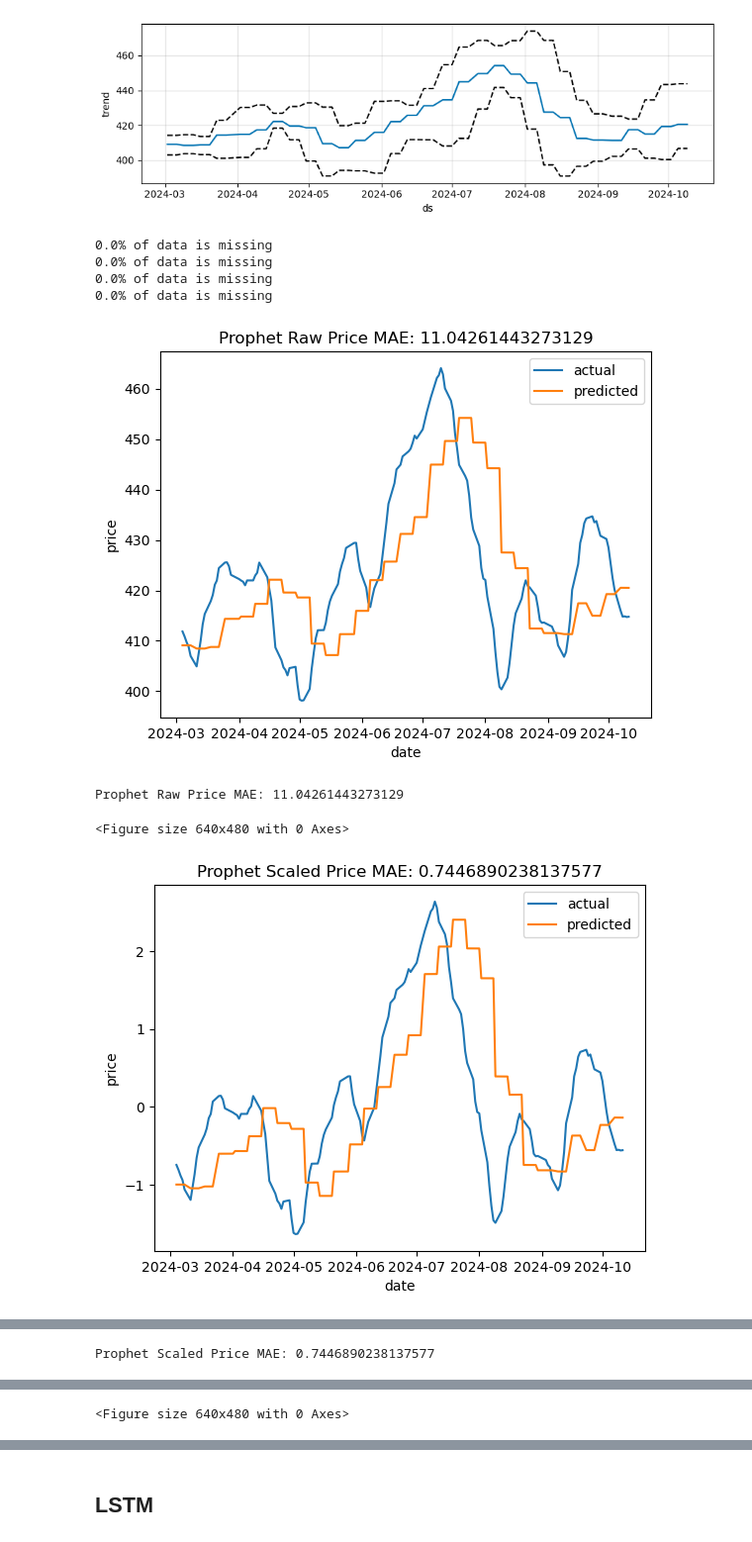
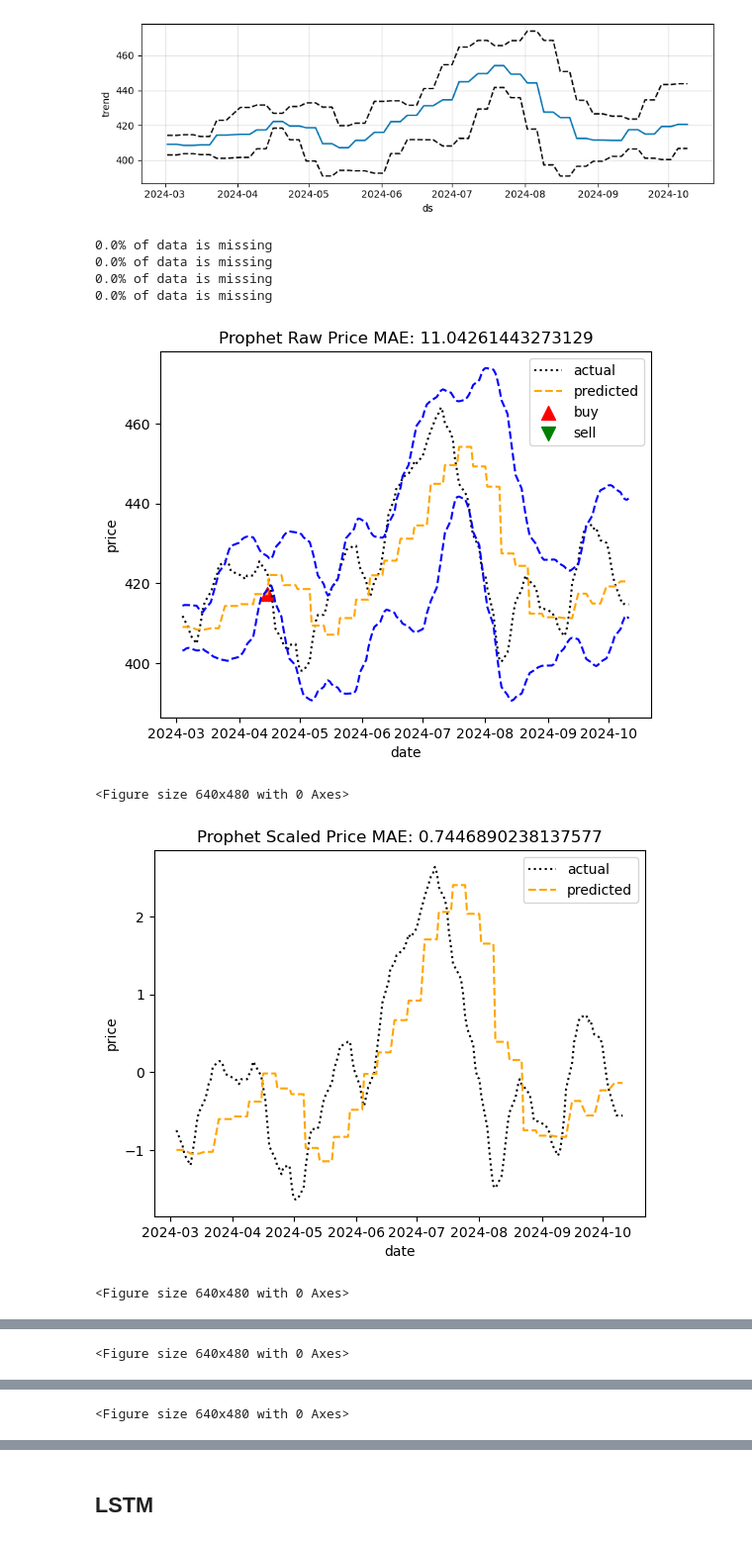
Before and after one commit to GGSimmons1992/5wbtHJaH3kS0oFG6, a Jupyter notebook: Notebooks/Evaluation.ipynb, the cells around one changed output, grey strips where cells are left out. Shown at 99% size. Cells and saved outputs as stored; diff of their text form; code cells hidden in the pictures.

```diff
--- a/Notebooks/Evaluation.ipynb
+++ b/Notebooks/Evaluation.ipynb
@@ -162,13 +138,13 @@ fig = model.plot_components(forecast)
 # %% [output]
 [figure]
 # %%
-viz.compare(validation['ds'],validation['y'],fullPredict,'Prophet')
+viz.compare(validation,fullPredict,'Prophet')
 # %% [output]
 0.0% of data is missing
 0.0% of data is missing
 0.0% of data is missing
 0.0% of data is missing
-[figure, old version]
+[figure, new version]
-Prophet Raw Price MAE: 11.04261443273129
+<Figure size 640x480 with 0 Axes>
+[figure, new version]
 <Figure size 640x480 with 0 Axes>
-[figure, old version]
@@ -175 +152 @@ Prophet Raw Price MAE: 11.04261443273129
-Prophet Scaled Price MAE: 0.7446890238137577
+<Figure size 640x480 with 0 Axes>
```
Also changed, not shown: parts of 7 cells of this notebook, 1 other file.
